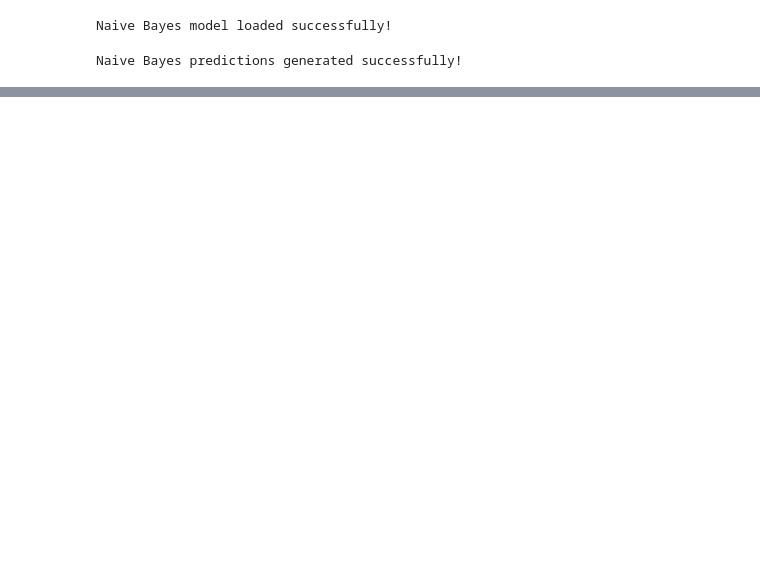
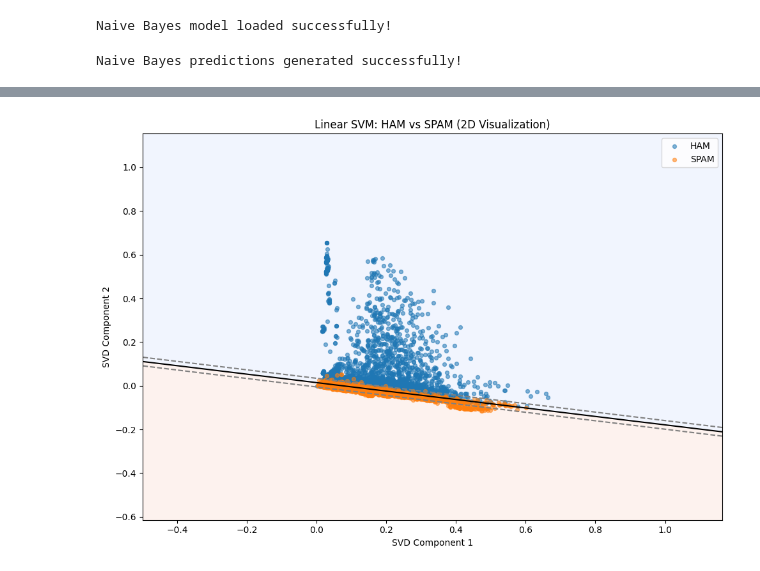
Before and after one commit to bunty3195/spam-email-detection, a Jupyter notebook: notebooks/06_model_evaluation.ipynb, the cells around one changed output, grey strips where cells are left out. Saved outputs shown, nothing was run; the diff lists cells and outputs as text; code cells hidden in the pictures; blank space fills up the shorter version.

```diff
--- a/notebooks/06_model_evaluation.ipynb
+++ b/notebooks/06_model_evaluation.ipynb
@@ -217,0 +332,71 @@ weighted avg       0.99      0.99      0.99      6099
+# %%
+
+import numpy as np
+import matplotlib.pyplot as plt
+from sklearn.decomposition import TruncatedSVD
+from sklearn.svm import LinearSVC
+
+# Reduce the 100,000 TF-IDF features to 2 dimensions
+svd = TruncatedSVD(n_components=2, random_state=42)
+
+X_train_2d = svd.fit_transform(X_train_tfidf)
+X_test_2d = svd.transform(X_test_tfidf)
+
+# Train a separate SVM specifically for visualization
+svm_2d = LinearSVC(C=1.0, random_state=42)
+svm_2d.fit(X_train_2d, Y_train)
+
+# Create a grid for drawing the decision boundary
+x_min, x_max = X_test_2d[:, 0].min() - 0.5, X_test_2d[:, 0].max() + 0.5
+y_min, y_max = X_test_2d[:, 1].min() - 0.5, X_test_2d[:, 1].max() + 0.5
+
+xx, yy = np.meshgrid(
+    np.linspace(x_min, x_max, 300),
+    np.linspace(y_min, y_max, 300)
+)
+
+grid = np.c_[xx.ravel(), yy.ravel()]
+decision = svm_2d.decision_function(grid).reshape(xx.shape)
+
+# Plot decision regions, boundary, and margins
+plt.figure(figsize=(10, 7))
+
+plt.contourf(
+    xx, yy, decision,
+    levels=[-100, 0, 100],
+    alpha=0.12,
+    cmap="coolwarm"
+)
+
+plt.contour(
+    xx, yy, decision,
+    levels=[-1, 0, 1],
+    colors=["gray", "black", "gray"],
+    linestyles=["--", "-", "--"]
+)
+
+# Plot emails
+plt.scatter(
+    X_test_2d[Y_test == 0, 0],
+    X_test_2d[Y_test == 0, 1],
+    label="HAM",
+    alpha=0.55,
+    s=18
+)
+
+plt.scatter(
+    X_test_2d[Y_test == 1, 0],
+    X_test_2d[Y_test == 1, 1],
+    label="SPAM",
+    alpha=0.55,
+    s=18
+)
+
+plt.title("Linear SVM: HAM vs SPAM (2D Visualization)")
+plt.xlabel("SVD Component 1")
+plt.ylabel("SVD Component 2")
+plt.legend()
+plt.tight_layout()
+plt.show()
+# %% [output]
+[figure, added]
```
Also changed, not shown: parts of 15 cells of this notebook, 7 other files.
